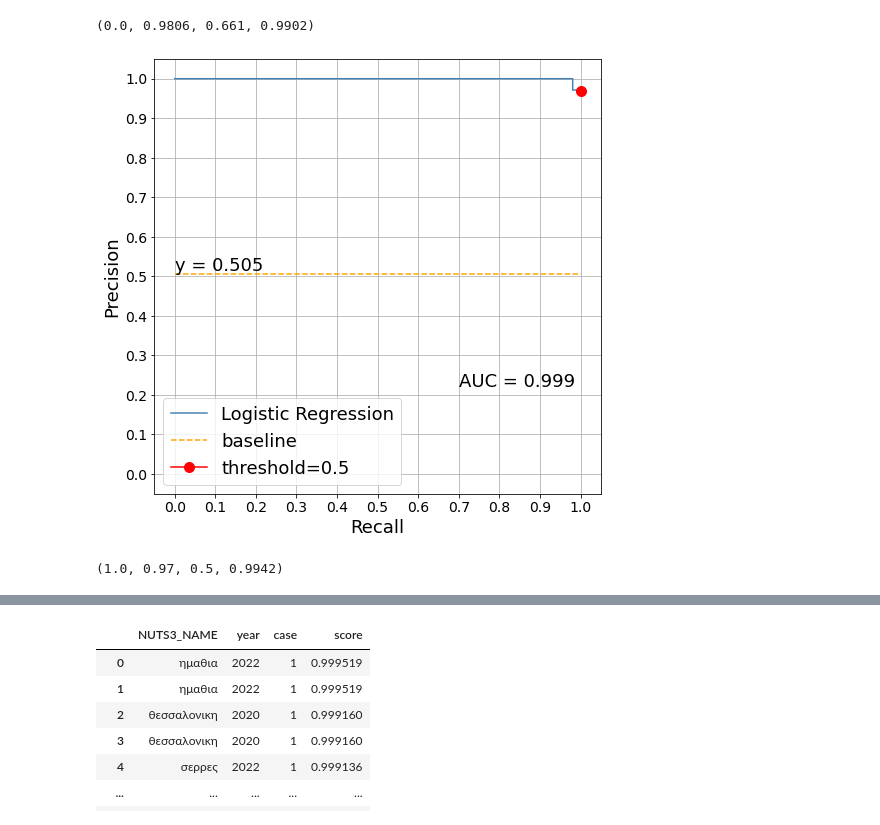
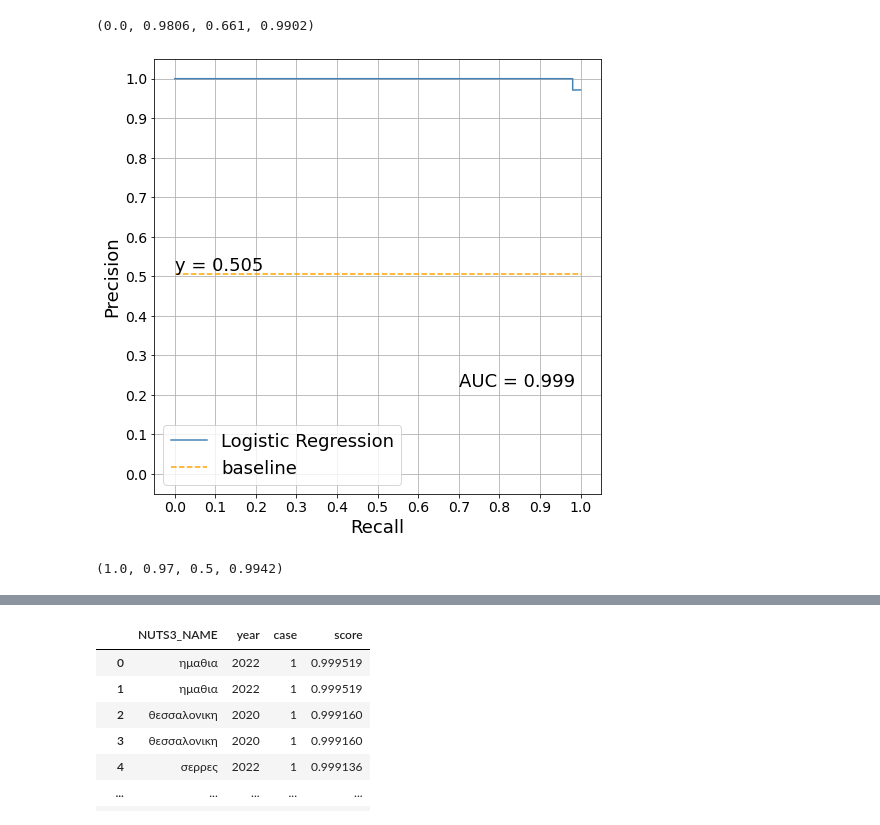
Before and after one commit to dsainidis/MBD-Prediction, a Jupyter notebook: JRC Interpretability/Greece/notebooks/GR_Modeling_&_Training_Q1_2011-2022_xgb_yearCV.ipynb, the cells around one changed output, grey strips where cells are left out. Saved outputs shown, nothing was run; the diff lists cells and outputs as text; code cells hidden in the pictures.

```diff
--- a/JRC Interpretability/Greece/notebooks/GR_Modeling_&_Training_Q1_2011-2022_xgb_yearCV.ipynb
+++ b/JRC Interpretability/Greece/notebooks/GR_Modeling_&_Training_Q1_2011-2022_xgb_yearCV.ipynb
@@ -327,7 +332,7 @@ plot_roc_curve(results_test)
 [figure]
 (0.0, 0.9806, 0.661, 0.9902)
 # %%
-plot_pr_curve(results_test, plot_fbeta=True)
+plot_pr_curve(results_test)
 # %% [output]
-[figure, old version]
+[figure, new version]
 (1.0, 0.97, 0.5, 0.9942)
```
Also changed, not shown: parts of 5 cells of this notebook, 20 other files.
